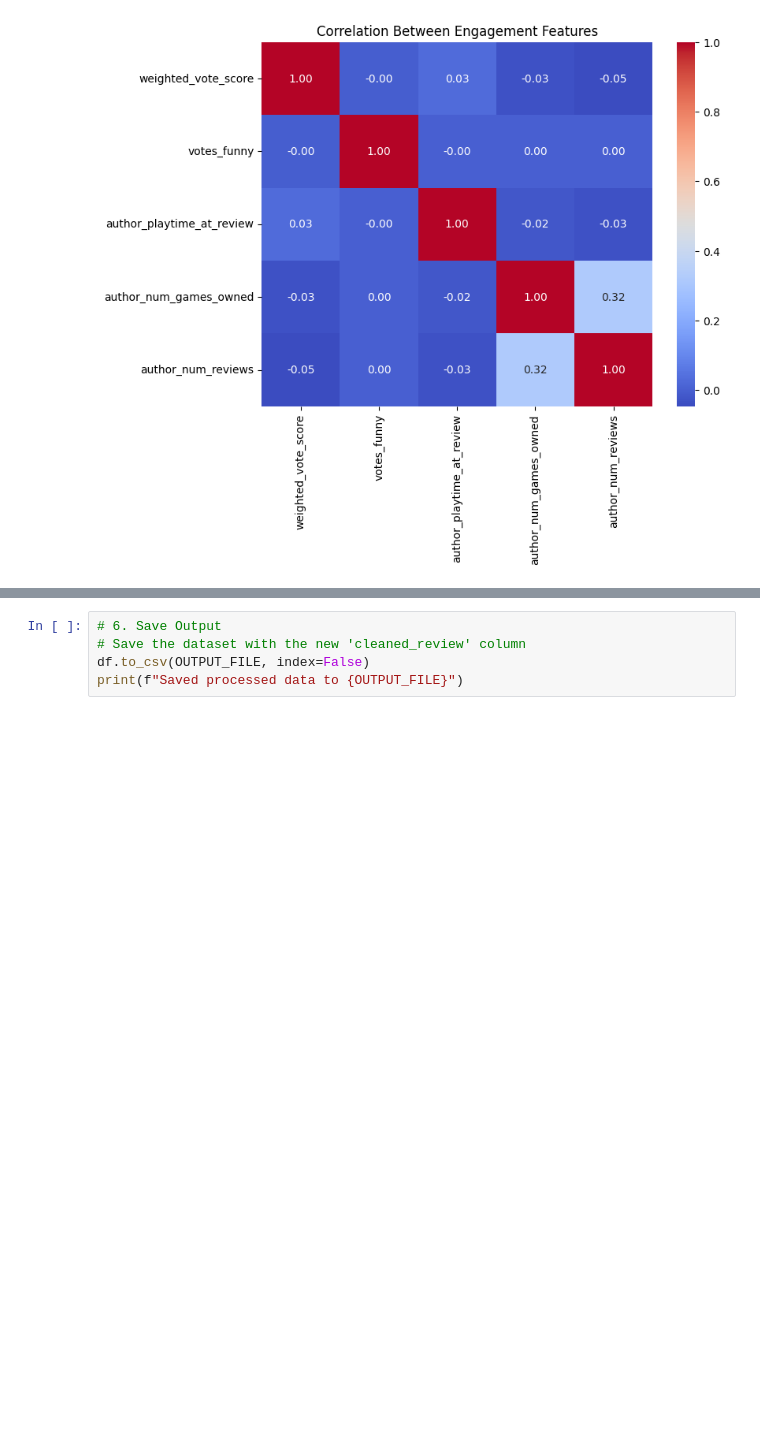
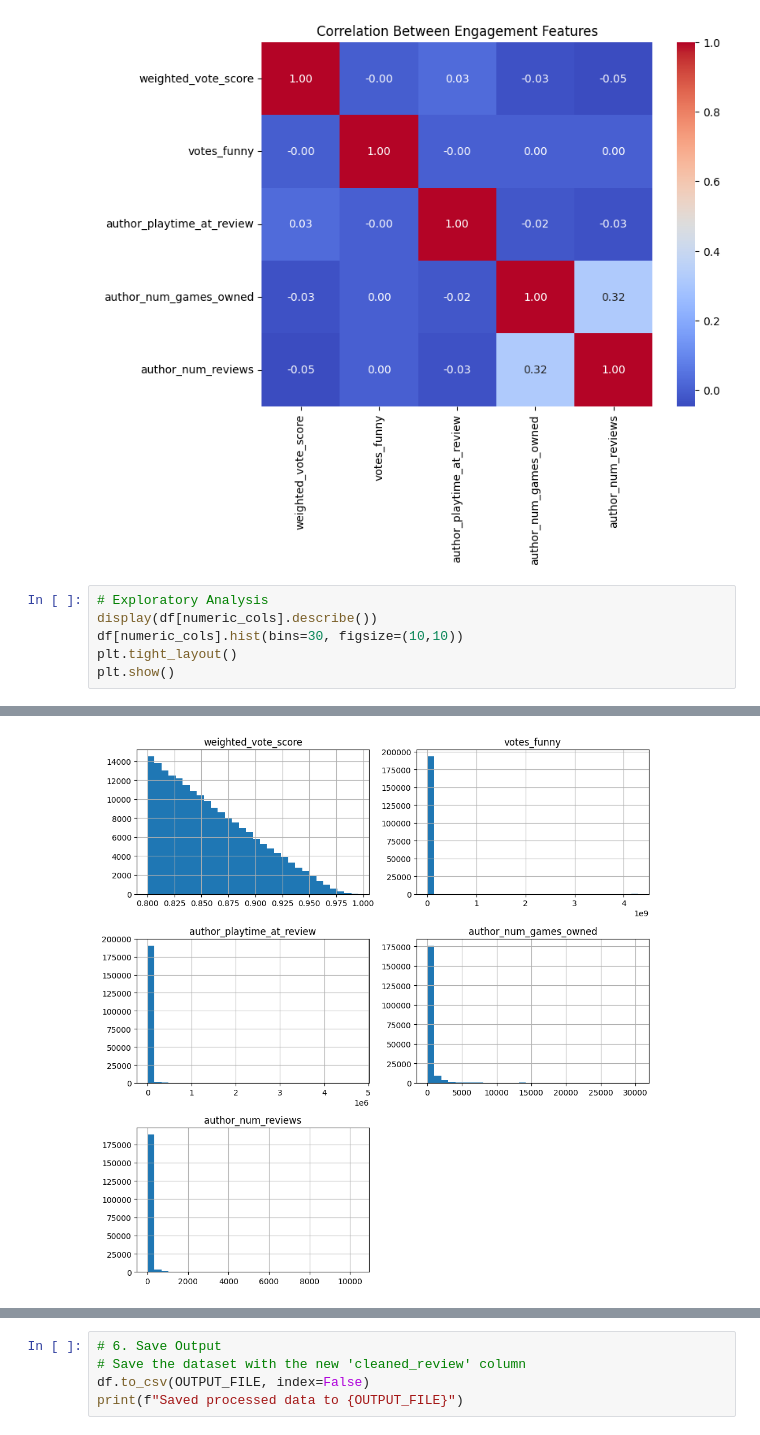
Before and after one commit to KalebE36/steam-review, a Jupyter notebook: packages/core/notebooks/steamReviewPredictor.ipynb, the cells around one changed output, grey strips where cells are left out. Saved outputs shown, nothing was run; the diff lists cells and outputs as text; blank space fills up the shorter version.

```diff
--- a/packages/core/notebooks/steamReviewPredictor.ipynb
+++ b/packages/core/notebooks/steamReviewPredictor.ipynb
@@ -175,3 +181,10 @@ plt.show()
 # %% [output]
 Generating Correlation Heatmap...
 [figure]
+# %%
+# Exploratory Analysis
+display(df[numeric_cols].describe())
+df[numeric_cols].hist(bins=30, figsize=(10,10))
+plt.tight_layout()
+plt.show()
+# %% [output]
@@ -177,0 +200 @@ Generating Correlation Heatmap...
+[figure, added]
```
Also changed, not shown: parts of 7 cells of this notebook.
